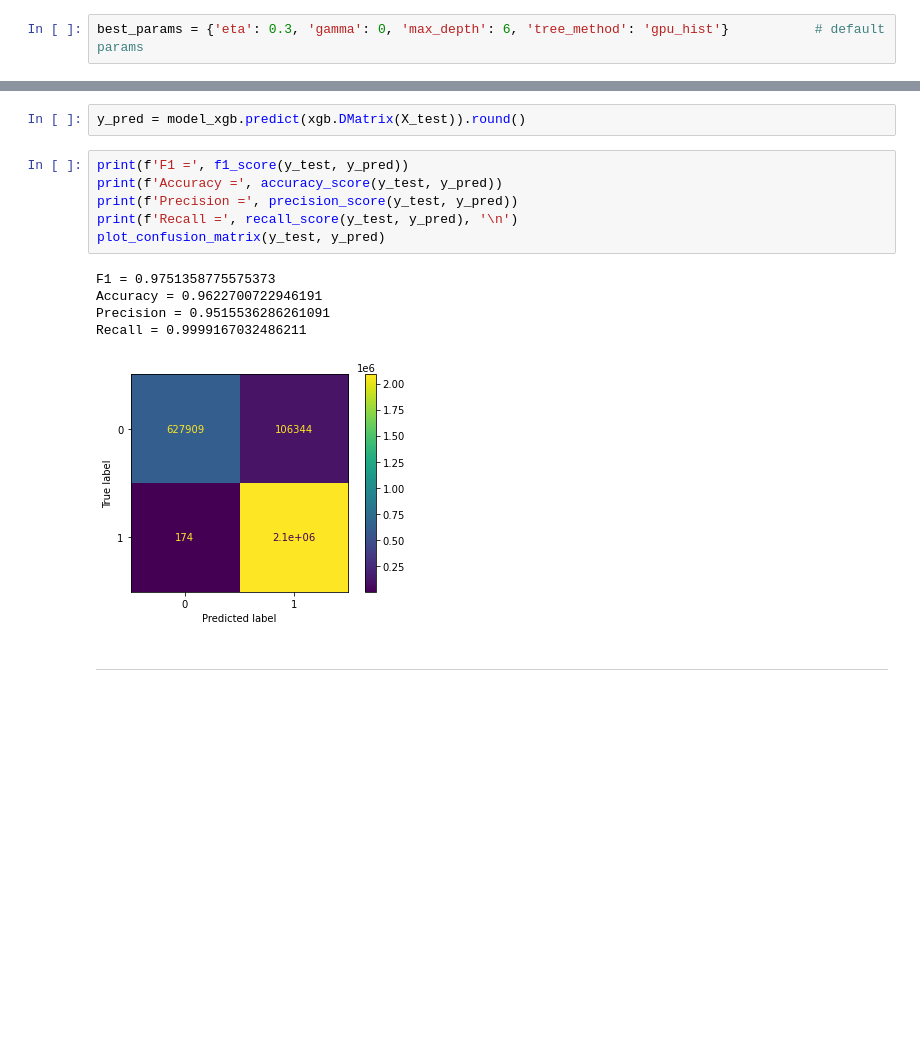
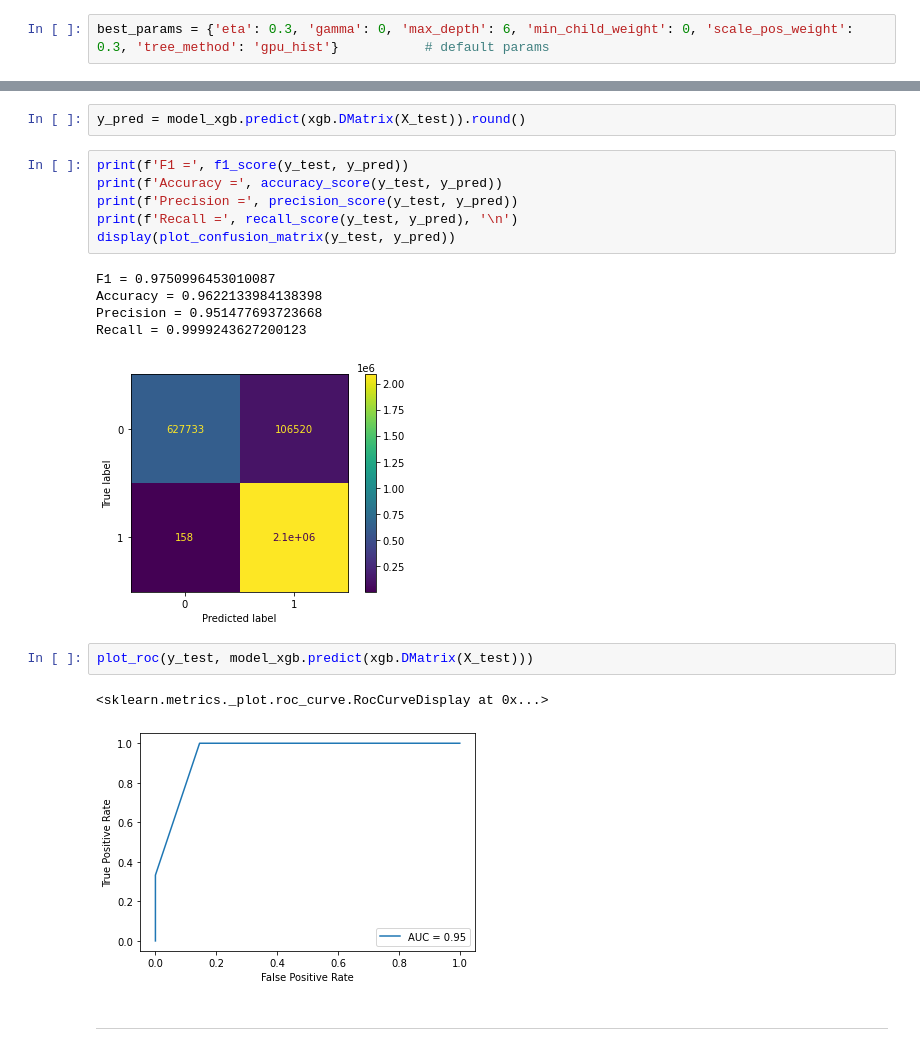
Before and after one commit to LRAbbade/IoT_anomaly_detection, a Jupyter notebook: iot23_control_training.ipynb, the cells around one changed output, grey strips where cells are left out. Saved outputs shown, nothing was run; the diff lists cells and outputs as text; blank space fills up the shorter version.

```diff
--- a/iot23_control_training.ipynb
+++ b/iot23_control_training.ipynb
@@ -499,5 +526,5 @@ xgb_grid_search(params_list = [
 # %%
-best_params = {'eta': 0.3, 'gamma': 0, 'max_depth': 6, 'tree_method': 'gpu_hist'}           # default params
+best_params = {'eta': 0.3, 'gamma': 0, 'max_depth': 6, 'min_child_weight': 0, 'scale_pos_weight': 0.3, 'tree_method': 'gpu_hist'}           # default params
 # %%
 model_xgb = xgb.train(best_params, train)
 # %%
@@ -507,13 +534,18 @@ print(f'F1 =', f1_score(y_test, y_pred))
 print(f'Accuracy =', accuracy_score(y_test, y_pred))
 print(f'Precision =', precision_score(y_test, y_pred))
 print(f'Recall =', recall_score(y_test, y_pred), '\n')
-plot_confusion_matrix(y_test, y_pred)
+display(plot_confusion_matrix(y_test, y_pred))
 # %% [output]
-F1 = 0.9751358775575373
-Accuracy = 0.9622700722946191
-Precision = 0.9515536286261091
-Recall = 0.9999167032486211
+F1 = 0.9750996453010087
+Accuracy = 0.9622133984138398
+Precision = 0.951477693723668
+Recall = 0.9999243627200123
 [figure]
+# %%
+plot_roc(y_test, model_xgb.predict(xgb.DMatrix(X_test)))
+# %% [output]
+<sklearn.metrics._plot.roc_curve.RocCurveDisplay at 0x...>
+[figure, added]
 # %% [markdown]
 ---
 # %%
```
Also changed, not shown: parts of 7 cells of this notebook.
